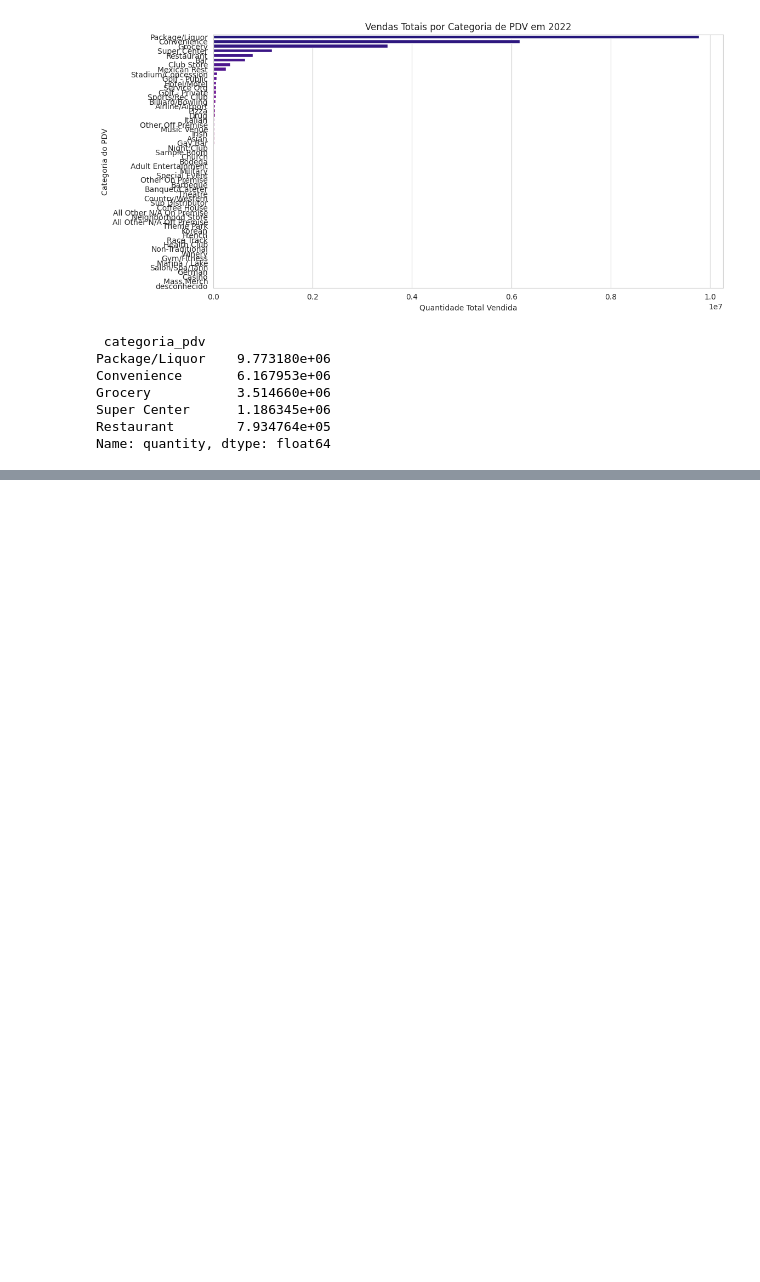
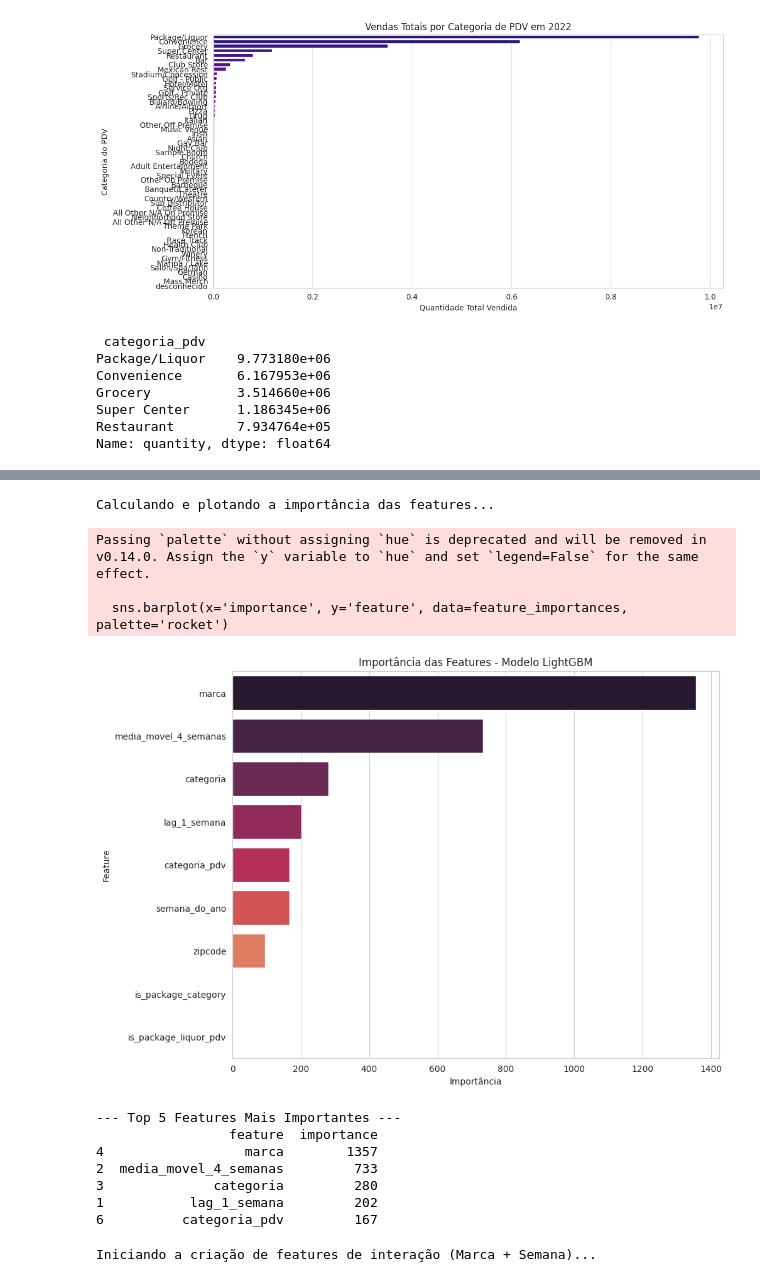
Before and after one commit to gustavokatsuo/Data-Prophets-Big-Data, a Jupyter notebook: notebooks/analise_exploratoria.ipynb, the cells around one changed output, grey strips where cells are left out. Cells and saved outputs as stored; diff of their text form; code cells hidden in the pictures; blank space fills up the shorter version.

Commit message:
Fiz até LGBM

```diff
--- a/notebooks/analise_exploratoria.ipynb
+++ b/notebooks/analise_exploratoria.ipynb
@@ -393,3 +350,17 @@ Grocery           3.514660e+06
 Super Center      1.186345e+06
 Restaurant        7.934764e+05
 Name: quantity, dtype: float64
+# %%
+print("--- Uso de memória ANTES da otimização ---")
+df_limpo.info(memory_usage='deep')
+
+# Colunas de texto com poucos valores repetidos são candidatas a otimização
+colunas_para_otimizar = ['categoria', 'marca', 'fabricante', 'categoria_pdv', 'premise']
+
+for coluna in colunas_para_otimizar:
+    # Apenas se a coluna existir no dataframe
+    if coluna in df_limpo.columns:
+        df_limpo[coluna] = df_limpo[coluna].astype('category')
+
+print("\n--- Uso de memória DEPOIS da otimização ---")
+df_limpo.info(memory_usage='deep')
@@ -395,0 +663,52 @@ Name: quantity, dtype: float64
+# %%
+print("Calculando e plotando a importância das features...")
+
+# Cria um DataFrame com a importância de cada feature
+feature_importances = pd.DataFrame({
+    'feature': X_treino.columns,
+    'importance': lgbm.feature_importances_,
+}).sort_values('importance', ascending=False)
+
+# Plota o gráfico de barras
+plt.figure(figsize=(10, 8))
+sns.barplot(x='importance', y='feature', data=feature_importances, palette='rocket')
+plt.title('Importância das Features - Modelo LightGBM')
+plt.xlabel('Importância')
+plt.ylabel('Feature')
+plt.show()
+
+print("\n--- Top 5 Features Mais Importantes ---")
+print(feature_importances.head(5))
+# %% [output]
+Calculando e plotando a importância das features...
+Passing `palette` without assigning `hue` is deprecated and will be removed in v0.14.0. Assign the `y` variable to `hue` and set `legend=False` for the same effect.
+
+  sns.barplot(x='importance', y='feature', data=feature_importances, palette='rocket')
+[figure, added]
+--- Top 5 Features Mais Importantes ---
+                 feature  importance
+4                  marca        1357
+2  media_movel_4_semanas         733
+3              categoria         280
+1           lag_1_semana         202
+6          categoria_pdv         167
+# %%
+print("Iniciando a criação de features de interação (Marca + Semana)...")
+
+# Cria uma feature temporária combinando marca e semana
+df_modelo['marca_semana'] = df_modelo['marca'].astype(str) + '_semana_' + df_modelo['semana_do_ano'].astype(str)
+
+# Calcula a média de vendas para cada combinação 'marca_semana'
+# Usamos .transform('mean') para mapear essa média de volta para cada linha do dataframe original
+media_vendas_marca_semana = df_modelo.groupby('marca_semana')['quantity_total'].transform('mean')
+
+# Criamos nossa nova feature poderosa!
+df_modelo['feature_media_vendas_marca_semana'] = media_vendas_marca_semana
+
+# Podemos remover a coluna temporária
+df_modelo.drop(columns=['marca_semana'], inplace=True)
+
+print("✅ Sucesso! Nova feature 'media_vendas_marca_semana' criada.")
+display(df_modelo[['marca', 'semana_do_ano', 'quantity_total', 'feature_media_vendas_marca_semana']].head())
+# %% [output]
+Iniciando a criação de features de interação (Marca + Semana)...
```
Also changed, not shown: parts of 10 cells of this notebook.
